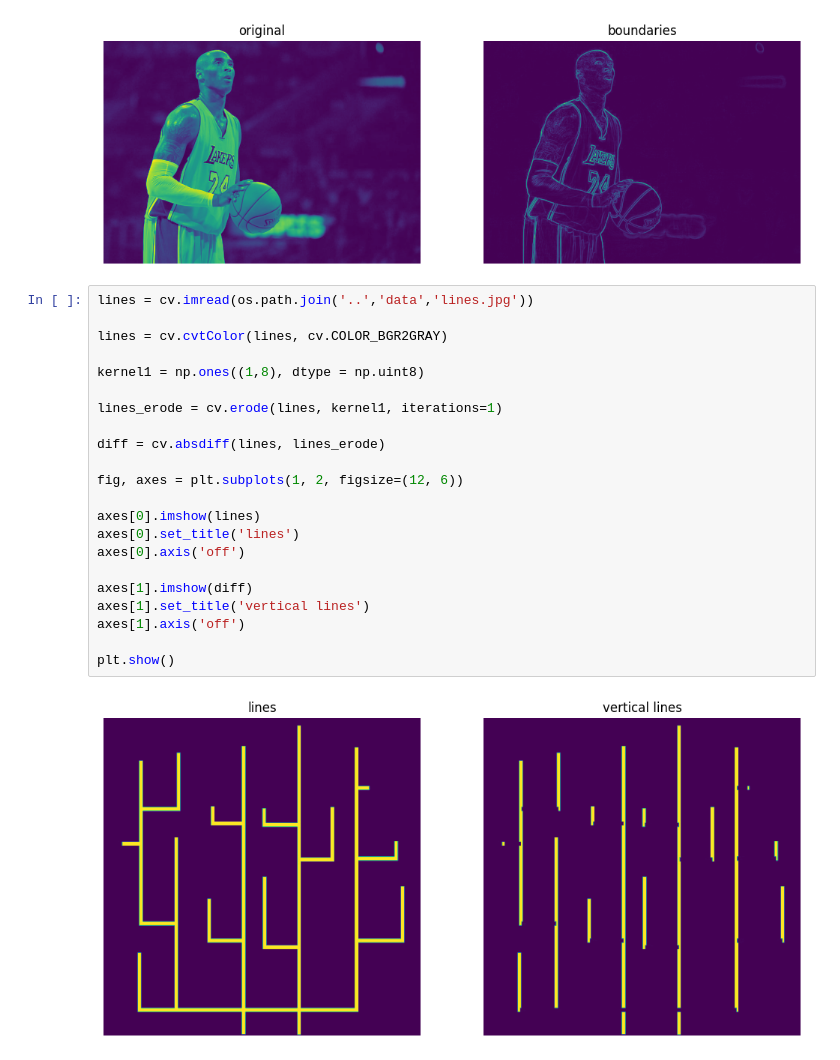
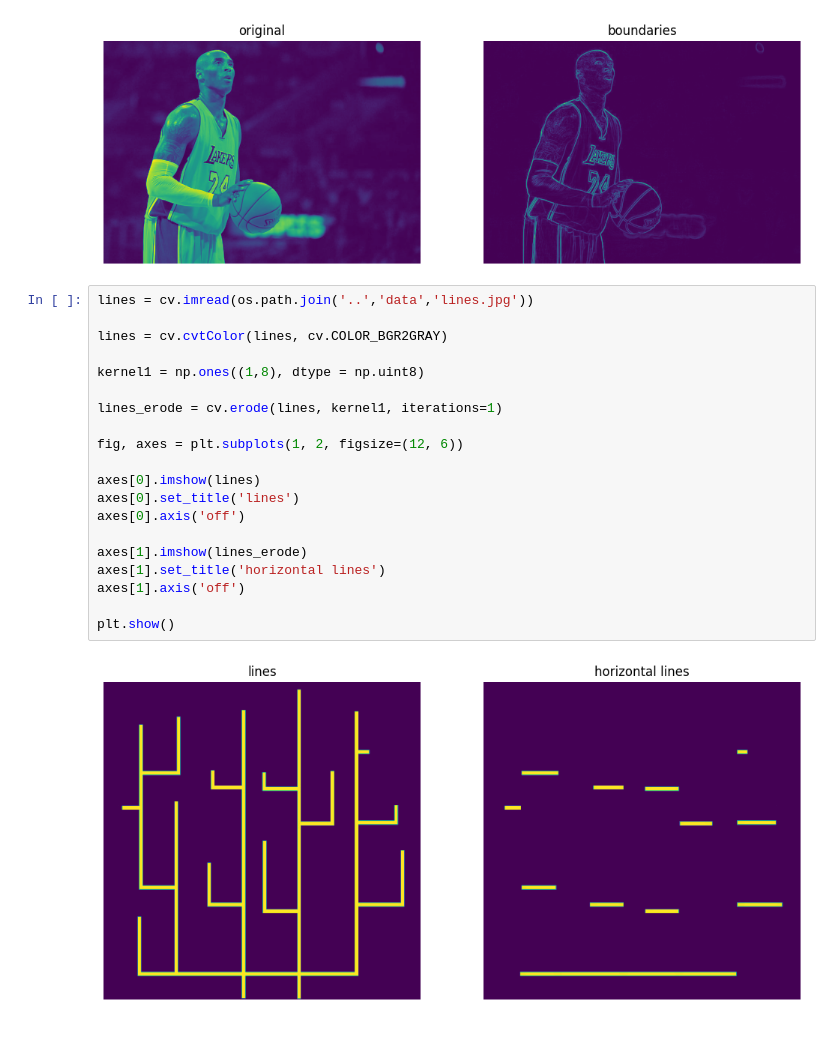
Before and after one commit to vimaurya/ComputerVision, a Jupyter notebook: cv2_basic/boundary_detection.ipynb, the cells around one changed output. Saved outputs shown, nothing was run; the diff lists cells and outputs as text.

```diff
--- a/cv2_basic/boundary_detection.ipynb
+++ b/cv2_basic/boundary_detection.ipynb
@@ -38,24 +38,22 @@ plt.show()
 # %%
 lines = cv.imread(os.path.join('..','data','lines.jpg'))
 
 lines = cv.cvtColor(lines, cv.COLOR_BGR2GRAY)
 
 kernel1 = np.ones((1,8), dtype = np.uint8)
 
 lines_erode = cv.erode(lines, kernel1, iterations=1)
 
-diff = cv.absdiff(lines, lines_erode)
-
 fig, axes = plt.subplots(1, 2, figsize=(12, 6))
 
 axes[0].imshow(lines)
 axes[0].set_title('lines')
 axes[0].axis('off')
 
-axes[1].imshow(diff)
-axes[1].set_title('vertical lines')
+axes[1].imshow(lines_erode)
+axes[1].set_title('horizontal lines')
 axes[1].axis('off')
 
 plt.show()
 # %% [output]
-[figure, old version]
+[figure, new version]
```
Also changed, not shown: parts of 1 cell of this notebook, 1 other file.
